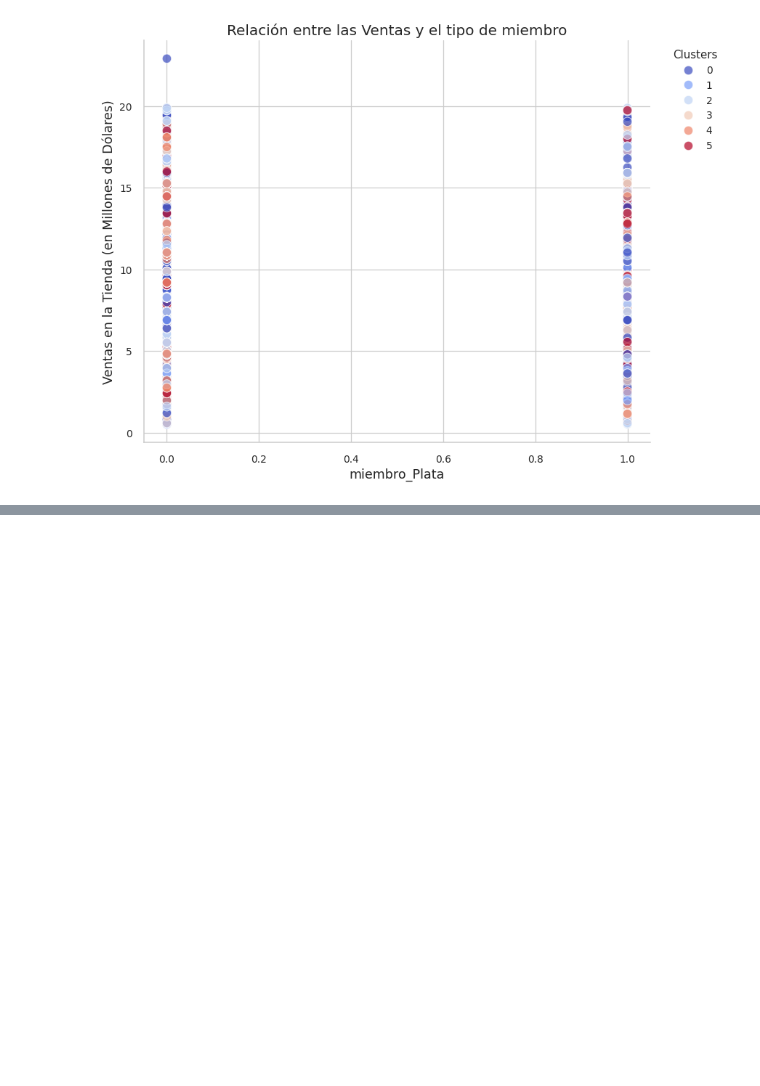
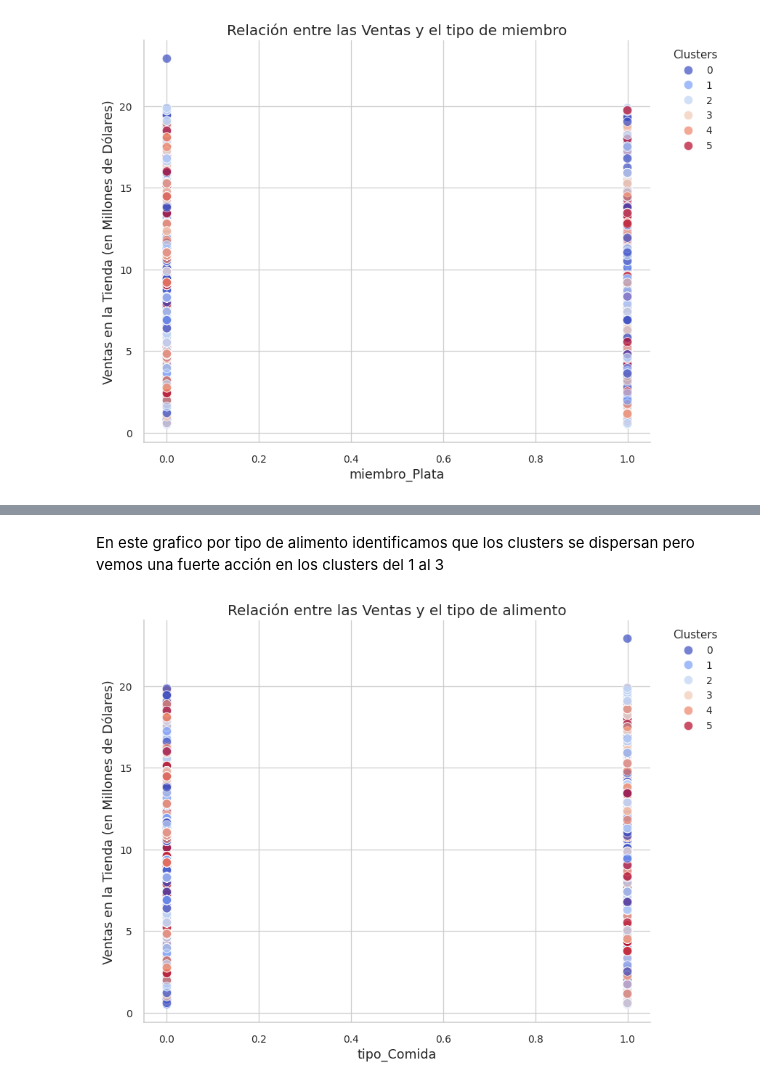
Before and after one commit to wilferalexander/LaEscenciadelcliente, a Jupyter notebook: La_esencia_del_cliente.ipynb, the cells around one changed output, grey strips where cells are left out. Cells and saved outputs as stored; diff of their text form; code cells hidden in the pictures; blank space fills up the shorter version.

```diff
--- a/La_esencia_del_cliente.ipynb
+++ b/La_esencia_del_cliente.ipynb
@@ -1698,0 +1724,27 @@ KeyError: 'nombre_cliente'
+# %% [markdown]
+En este grafico por tipo de alimento identificamos que los clusters se dispersan pero vemos una fuerte acción en los clusters del 1 al 3
+# %%
+# Establecer el estilo del gráfico
+sns.set(style="whitegrid")
+
+# Crear la figura y los ejes
+fig, ax = plt.subplots(figsize=(10, 8), dpi=90)
+
+# Crear el gráfico de dispersión
+scatter_plot = sns.scatterplot(data=datos, x='tipo_Comida', y='ventas_tienda', hue='cluster', palette='coolwarm', s=100, edgecolor='w', alpha=0.7)
+
+# Personalizar ejes y título
+plt.title("Relación entre las Ventas y el tipo de alimento", fontsize=16)
+plt.xlabel("tipo_Comida", fontsize=14)
+plt.ylabel("Ventas en la Tienda (en Millones de Dólares)", fontsize=14)
+
+# Añadir leyenda con título personalizado
+plt.legend(title='Clusters', loc='upper right', bbox_to_anchor=(1.15, 1))
+
+# Ajustar diseño
+sns.despine()
+
+# Mostrar el gráfico
+plt.show()
+# %% [output]
+[figure, added]
```
Also changed, not shown: parts of 46 cells of this notebook.
